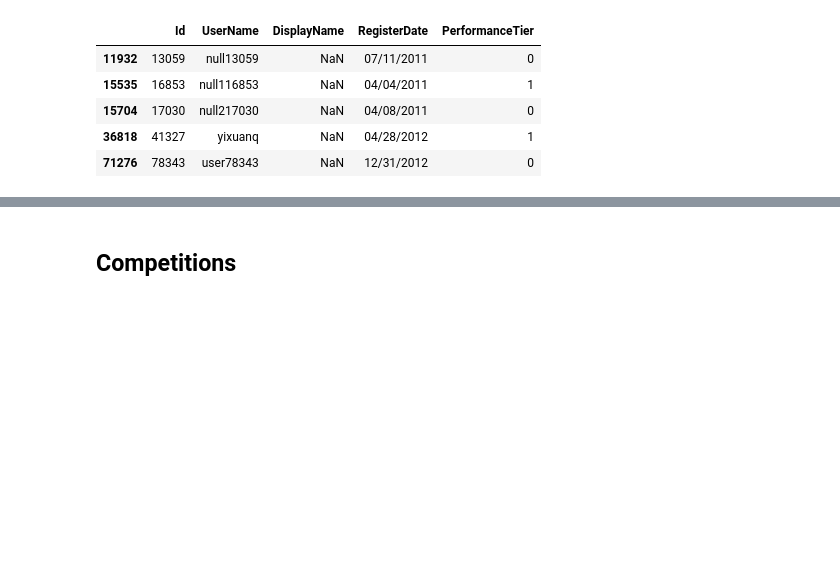
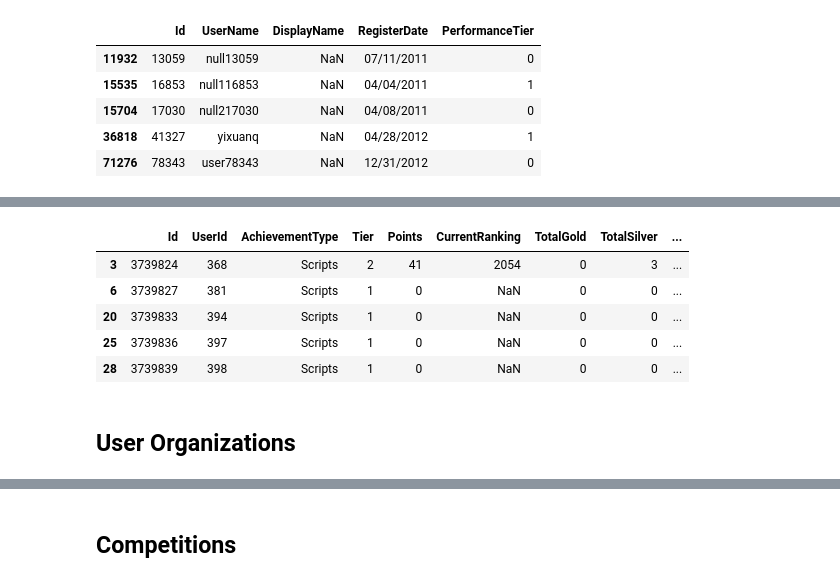
Before and after one commit to jsuasnabarh/kaggle-network-analysis, a Jupyter notebook: notebooks/EDA.ipynb, the cells around one changed output, grey strips where cells are left out. Saved outputs shown, nothing was run; the diff lists cells and outputs as text; code cells hidden in the pictures; blank space fills up the shorter version.

```diff
--- a/notebooks/EDA.ipynb
+++ b/notebooks/EDA.ipynb
@@ -73,0 +128,11 @@ Name: PerformanceTier, dtype: int64
+# %%
+df_user_achievements[df_user_achievements["AchievementType"]=="Scripts"].head()
+# %% [output]
+|  | Id | UserId | AchievementType | Tier | Points | CurrentRanking | TotalGold | TotalSilver | ... |
+| 3 | 3739824 | 368 | Scripts | 2 | 41 | 2054 | 0 | 3 | ... |
+| 6 | 3739827 | 381 | Scripts | 1 | 0 | NaN | 0 | 0 | ... |
+| 20 | 3739833 | 394 | Scripts | 1 | 0 | NaN | 0 | 0 | ... |
+| 25 | 3739836 | 397 | Scripts | 1 | 0 | NaN | 0 | 0 | ... |
+| 28 | 3739839 | 398 | Scripts | 1 | 0 | NaN | 0 | 0 | ... |
+# %% [markdown]
+## User Organizations
```
Also changed, not shown: parts of 53 cells of this notebook.
